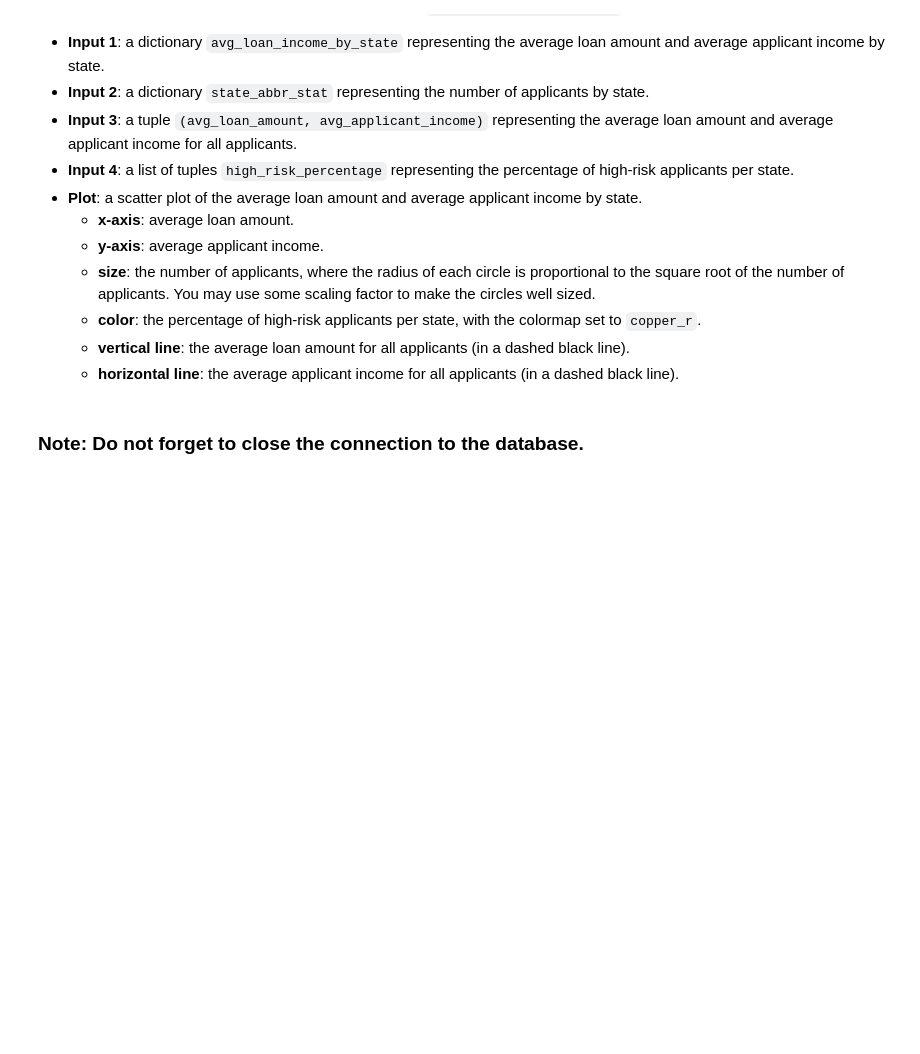
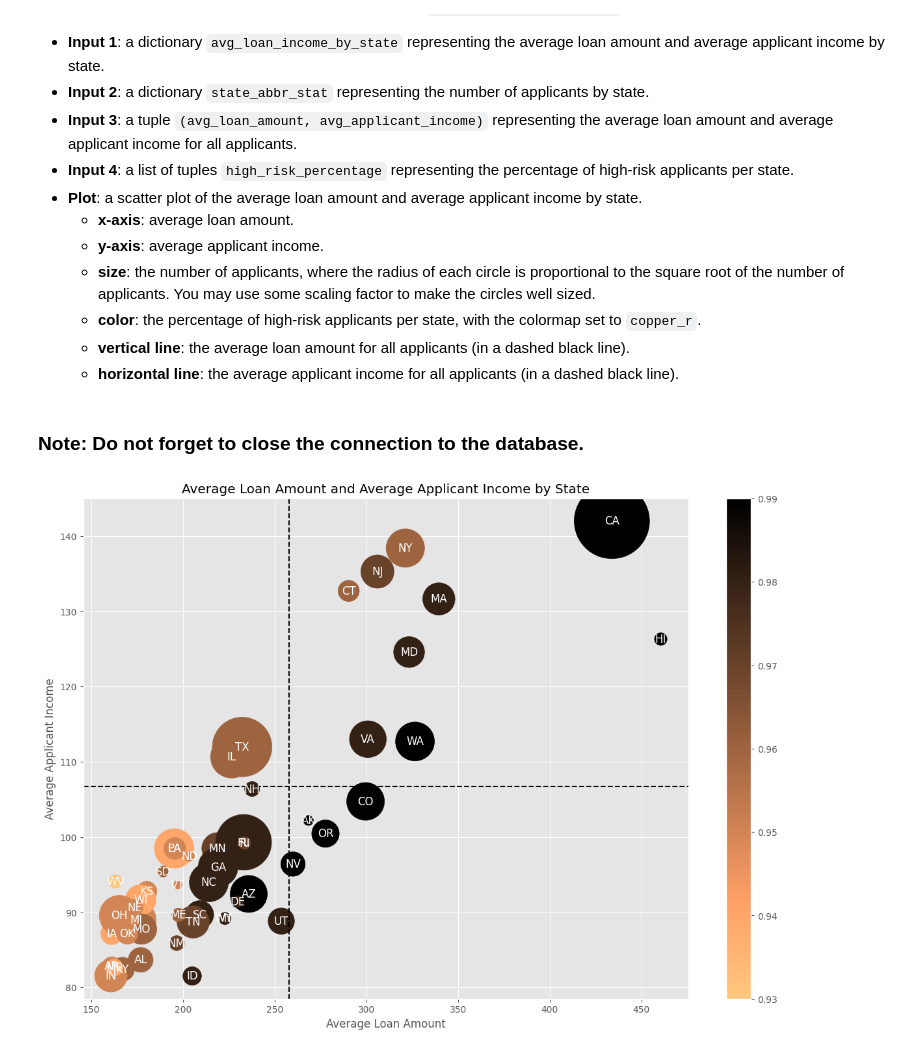
Before and after one commit to DLiu7/SQL-Loan-Risk-Analysis, a Jupyter notebook: CS439_SQL_HDMA_Group5.ipynb, the cells around one changed output. Saved outputs shown, nothing was run; the diff lists cells and outputs as text; code cells hidden in the pictures; blank space fills up the shorter version.

```diff
--- a/CS439_SQL_HDMA_Group5.ipynb
+++ b/CS439_SQL_HDMA_Group5.ipynb
@@ -1007,7 +1065,15 @@ def get_high_risk_percentage_sql(table_name):
     """
 
     return f"""
-    __Your_Code_Here__
+    SELECT state_abbr,
+       ROUND(
+           SUM(CASE WHEN risk_flag = 'H' THEN 1 ELSE 0 END)
+           / COUNT(*),
+           2
+       ) AS high_risk_percentage
+    FROM {table_name}
+    GROUP BY state_abbr
+    ORDER BY state_abbr;
     """
 # %%
 if __name__ == "__main__":
@@ -1041,7 +1125,7 @@ def plot_high_risk_percentage(avg_loan_income_by_state, state_abbr_stat, avg_loa
     """
 
     # convert the high_risk_percentage to a dictionary
-    """__Your_Code_Here__"""
+    high_risk_percentage = dict(high_risk_percentage)
 
     # extract the states, average loan amounts, average applicant incomes, sizes, and colors
     states = []
@@ -1050,7 +1134,12 @@ def plot_high_risk_percentage(avg_loan_income_by_state, state_abbr_stat, avg_loa
     sizes = []
     colors = []
 
-    """__Your_Code_Here__"""
+    for state, (avg_loan, avg_income) in avg_loan_income_by_state.items():
+            states.append(state)
+            avg_loans.append(avg_loan)
+            avg_incomes.append(avg_income)
+            sizes.append(state_abbr_stat[state] / 100)
+            colors.append(float(high_risk_percentage[state]))
 
     # increase the size of the plot to avoid crowding
     plt.figure(figsize=(15, 10))
@@ -1058,9 +1147,10 @@ def plot_high_risk_percentage(avg_loan_income_by_state, state_abbr_stat, avg_loa
     plt.style.use('ggplot')
 
     # plot the average loan amount and average applicant income by state
-    """__Your_Code_Here__"""
+    plt.scatter(avg_loans, avg_incomes, s=sizes, c=colors, cmap='copper_r')
     # add horizontal and vertical lines for the average loan amount and average applicant income of all applicants
-    """__Your_Code_Here__"""
+    plt.axvline(x=avg_loan_income[0], color='black', linestyle='--')
+    plt.axhline(y=avg_loan_income[1], color='black', linestyle='--')
 
     # add state names to the plot
     for i, state_abbr in enumerate(states):
@@ -1078,3 +1168,12 @@ def plot_high_risk_percentage(avg_loan_income_by_state, state_abbr_stat, avg_loa
 if __name__ == "__main__":
     cursor.close()
     mydb.close()
+# %%
+plot_high_risk_percentage(
+    avg_loan_income_by_state,
+    final_stats[0],
+    avg_loan_income,
+    high_risk_percentage
+)
+# %% [output]
+[figure, added]
```
Also changed, not shown: parts of 15 cells of this notebook.
